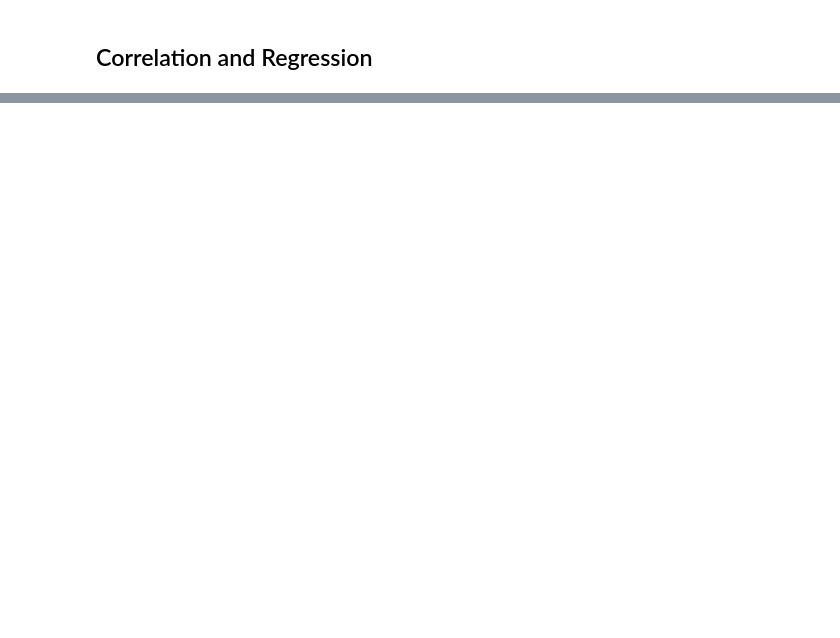
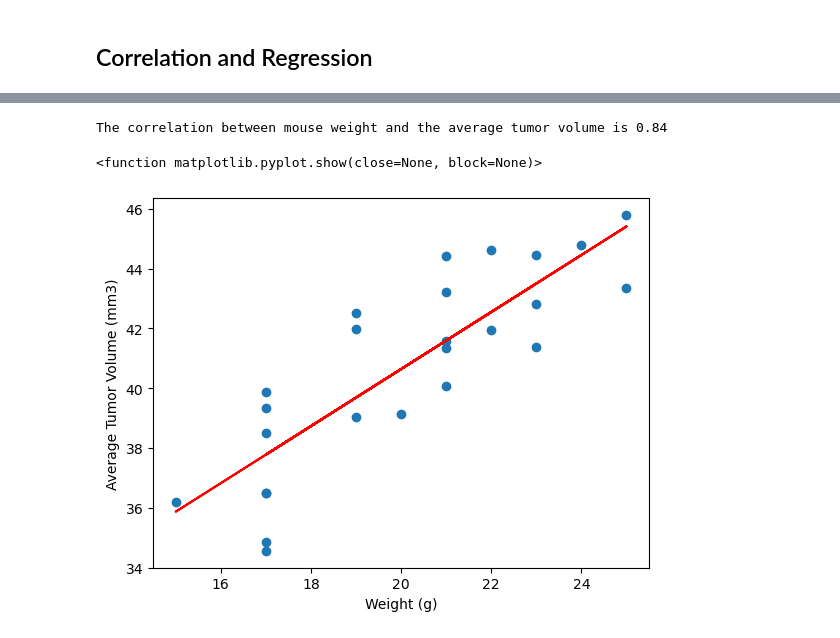
Before and after one commit to MatchaCats/cancer_med_analysis, a Jupyter notebook: Pymaceuticals/pymaceuticals.ipynb, the cells around one changed output, grey strips where cells are left out. Drawn from its saved outputs; the diff is of its cells as text; code cells hidden in the pictures; blank space fills up the shorter version.

```diff
--- a/Pymaceuticals/pymaceuticals.ipynb
+++ b/Pymaceuticals/pymaceuticals.ipynb
@@ -236,0 +273,20 @@ The correlation between mouse weight and the average tumor volume is 0.84
+# %%
+# Calculate the correlation coefficient and a linear regression model
+# for mouse weight and average observed tumor volume for the entire Capomulin regimen
+correlation = st.pearsonr(capomulin_av['Weight (g)'], capomulin_av['Tumor Volume (mm3)'])
+
+print(f"The correlation between mouse weight and the average tumor volume is {round(correlation[0],2)}")
+chart = st.linregress(capomulin_av['Weight (g)'], capomulin_av['Tumor Volume (mm3)'])
+#chart
+slope = chart[0]
+b = chart[1]
+y_values = capomulin_av['Weight (g)'] * slope + b
+plt.scatter(capomulin_av['Weight (g)'], capomulin_av['Tumor Volume (mm3)'])
+plt.plot(capomulin_av['Weight (g)'], y_values, color="red")
+plt.xlabel("Weight (g)")
+plt.ylabel("Average Tumor Volume (mm3)")
+plt.show
+# %% [output]
+The correlation between mouse weight and the average tumor volume is 0.84
+<function matplotlib.pyplot.show(close=None, block=None)>
+[figure, added]
```
Also changed, not shown: parts of 9 cells of this notebook.
